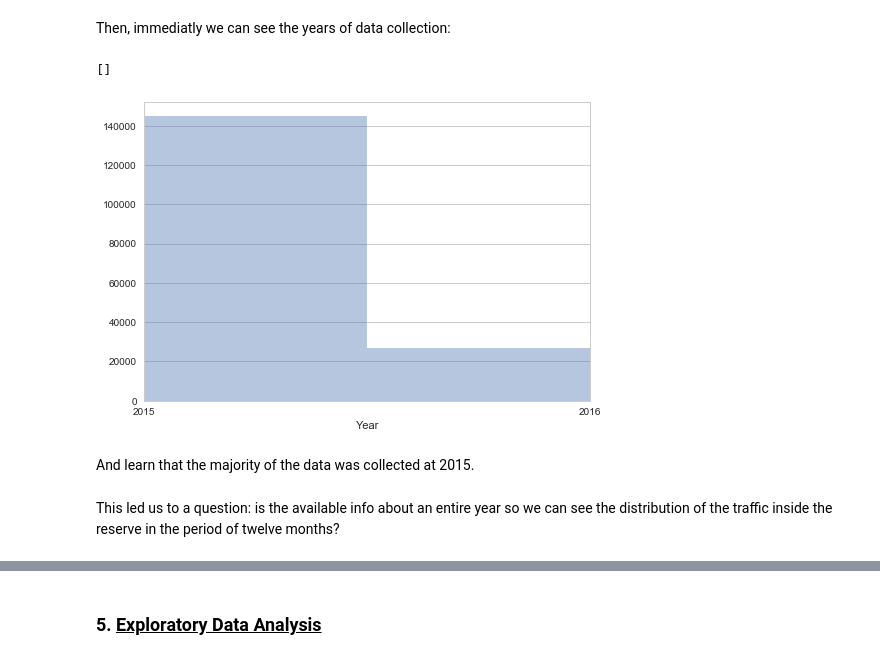
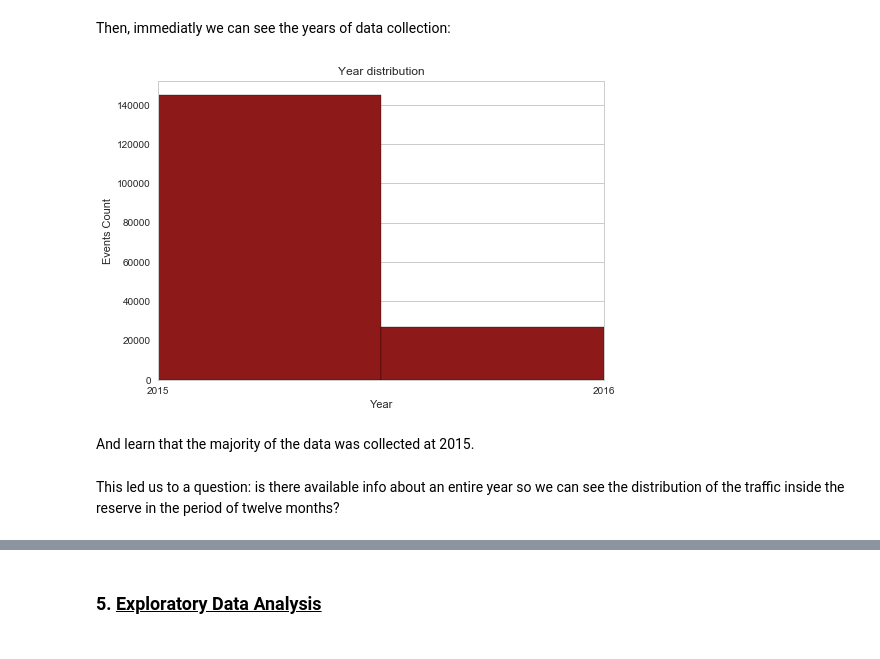
Before and after one commit to dmrib/daytripper, a Jupyter notebook: daytripper/VASTChallenge2017.ipynb, the cells around one changed output, grey strips where cells are left out. Saved outputs shown, nothing was run; the diff lists cells and outputs as text; code cells hidden in the pictures.

```diff
--- a/daytripper/VASTChallenge2017.ipynb
+++ b/daytripper/VASTChallenge2017.ipynb
@@ -108,13 +99,19 @@ time_data.head()
 | 4 | 2015-05-01 01:12:36 | 20154301124328-262 | 4 | general-gate2 | 2015 | 5 | 1 |
 # %% [markdown]
 <p>Then, immediatly we can see the years of data collection: </p>
-# %%
-hist = sns.distplot(time_data['year'], kde=False, rug=False, bins=2, axlabel='Year').set(xticks=(2015, 2016), xlim=(2015, 2016))
-plt.plot()
-# %% [output]
-[]
-[figure, removed]
+# %%
+fig, ax = plt.subplots()
+ax.hist(time_data['year'], bins=2, ec='k', color='#8D1919')
+ax.set_title('Year distribution')
+ax.set_xlabel('Year')
+ax.set_ylabel('Events Count')
+ax.set_xticks(range(2015, 2017, 1))
+ax.set_xlim(range(2015, 2017, 1))
+
+plt.show()
+# %% [output]
+[figure, added]
 # %% [markdown]
 <p>And learn that the majority of the data was collected at 2015.</p>
 # %% [markdown]
-<p>This led us to a question: is the available info about an entire year so we can see the distribution of the traffic inside the reserve in the period of twelve months?</p>
+<p>This led us to a question: is there available info about an entire year so we can see the distribution of the traffic inside the reserve in the period of twelve months?</p>
```
Also changed, not shown: parts of 14 cells of this notebook.
